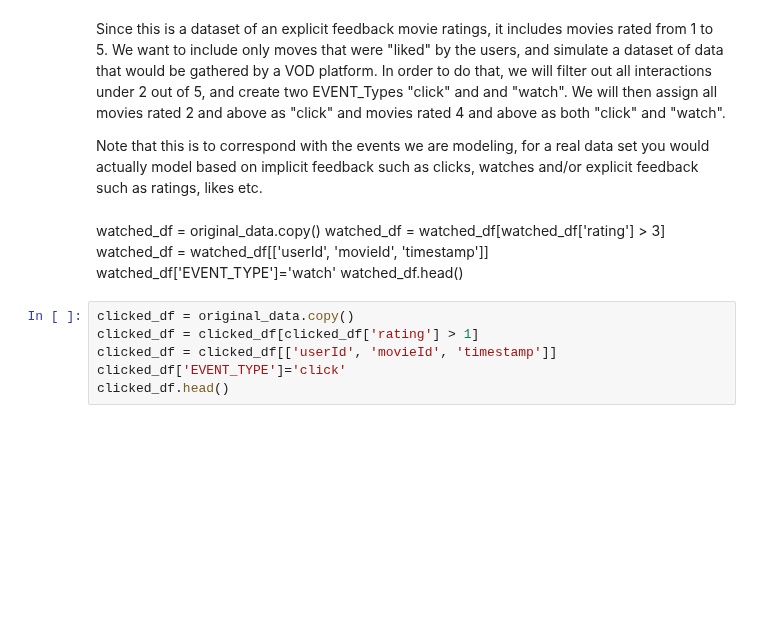
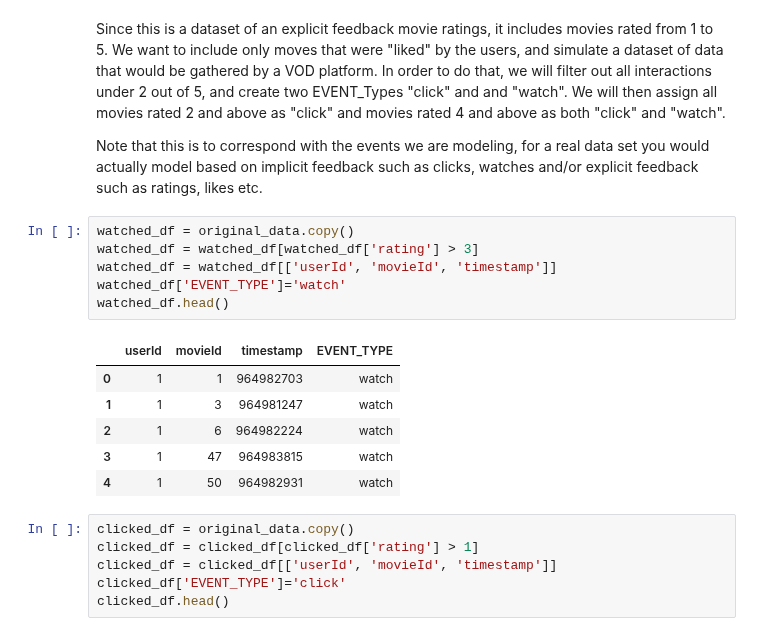
Before and after one commit to aws-samples/amazon-personalize-immersion-day, a Jupyter notebook: notebooks/Media/01_Data_Layer.ipynb, the cells around one changed output. Drawn from its saved outputs; the diff is of its cells as text; blank space fills up the shorter version.

Commit message:
Fixed the watched_df cell type in the Media&Entertainment 01_Data_Layer notebook
Fixed the issue re-introduced by the accidental reverts of previous PRs.

```diff
--- a/notebooks/Media/01_Data_Layer.ipynb
+++ b/notebooks/Media/01_Data_Layer.ipynb
@@ -207,12 +207,19 @@ This date makes sense as a timestamp, so we can continue formatting the rest of
 Since this is a dataset of an explicit feedback movie ratings, it includes movies rated from 1 to 5. We want to include only moves that were "liked" by the users, and simulate a dataset of data that would be gathered by a VOD platform. In order to do that, we will filter out all interactions under 2 out of 5, and create two EVENT_Types "click" and and "watch". We will then assign all movies rated 2 and above as "click" and movies rated 4 and above as both "click" and "watch".
 
 Note that this is to correspond with the events we are modeling, for a real data set you would actually model based on implicit feedback such as clicks, watches and/or explicit feedback such as ratings, likes etc.
-# %% [markdown]
-watched_df = original_data.copy()
-watched_df = watched_df[watched_df['rating'] > 3]
-watched_df = watched_df[['userId', 'movieId', 'timestamp']]
-watched_df['EVENT_TYPE']='watch'
-watched_df.head()
+# %%
+watched_df = original_data.copy()
+watched_df = watched_df[watched_df['rating'] > 3]
+watched_df = watched_df[['userId', 'movieId', 'timestamp']]
+watched_df['EVENT_TYPE']='watch'
+watched_df.head()
+# %% [output]
+|  | userId | movieId | timestamp | EVENT_TYPE |
+| 0 | 1 | 1 | 964982703 | watch |
+| 1 | 1 | 3 | 964981247 | watch |
+| 2 | 1 | 6 | 964982224 | watch |
+| 3 | 1 | 47 | 964983815 | watch |
+| 4 | 1 | 50 | 964982931 | watch |
 # %%
 clicked_df = original_data.copy()
 clicked_df = clicked_df[clicked_df['rating'] > 1]
```
Also changed, not shown: parts of 1 cell of this notebook.
